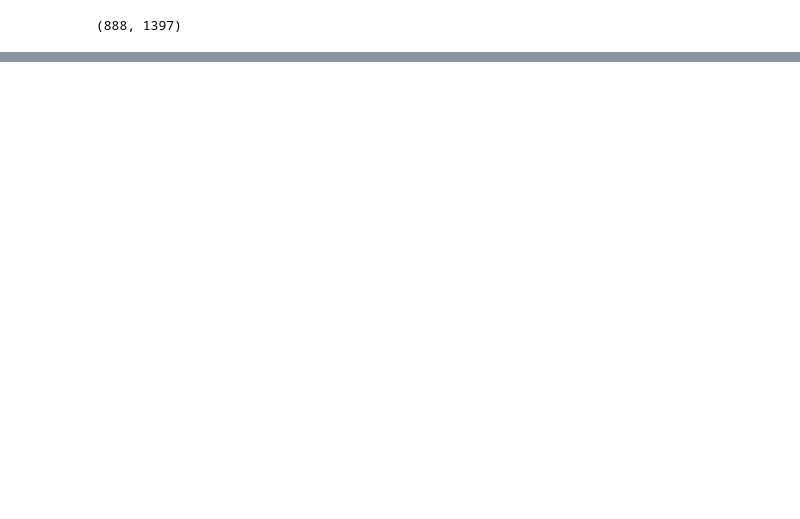
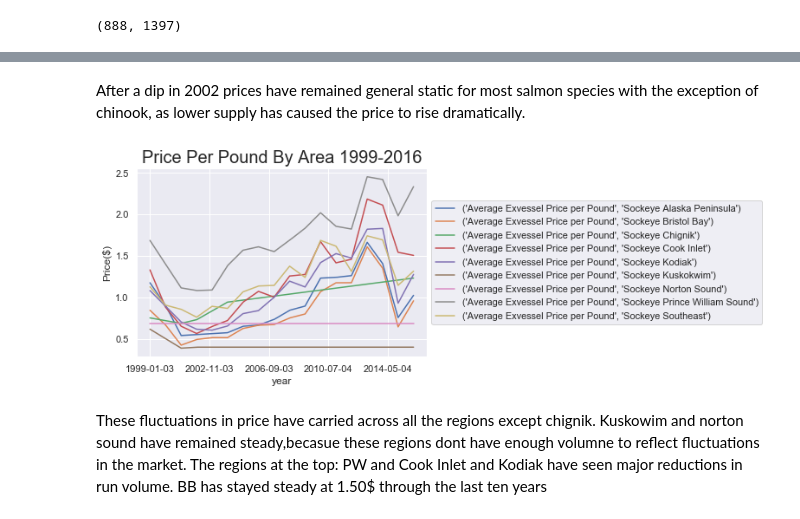
Before and after one commit to Agelf123/salmon_permit_project, a Jupyter notebook: EDA.ipynb, the cells around one changed output, grey strips where cells are left out. Drawn from its saved outputs; the diff is of its cells as text; code cells hidden in the pictures; blank space fills up the shorter version.

```diff
--- a/EDA.ipynb
+++ b/EDA.ipynb
@@ -46,8 +35,14 @@ plt.ylabel("Price($)")
+# %% [markdown]
+After a dip in 2002 prices have remained general static for most salmon species with the exception of chinook, as lower supply has caused the price to rise dramatically.
 # %%
 df[df.columns[75:84]].plot();
 plt.legend(df[df.columns[75:84]], loc='center left', bbox_to_anchor=(1, 0.5));
 plt.ylabel("Price($)");
-plt.title("Price Per Pound By Area",size=(20))
+plt.title("Price Per Pound By Area 1999-2016",size=(20));
+# %% [output]
+[figure, added]
+# %% [markdown]
+These fluctuations in price have carried across all the regions except chignik. Kuskowim and norton sound have remained steady,becasue these regions dont have enough volumne to reflect fluctuations in the market. The regions at the top: PW and Cook Inlet and Kodiak have seen major reductions in run volume. BB has stayed steady at 1.50$ through the last ten years
 # %%
 df[df.columns[336:351]].plot();
 plt.legend(df[df.columns[336:347]], loc='center left', bbox_to_anchor=(1, 0.5))
```
Also changed, not shown: parts of 60 cells of this notebook, 9 other files.
